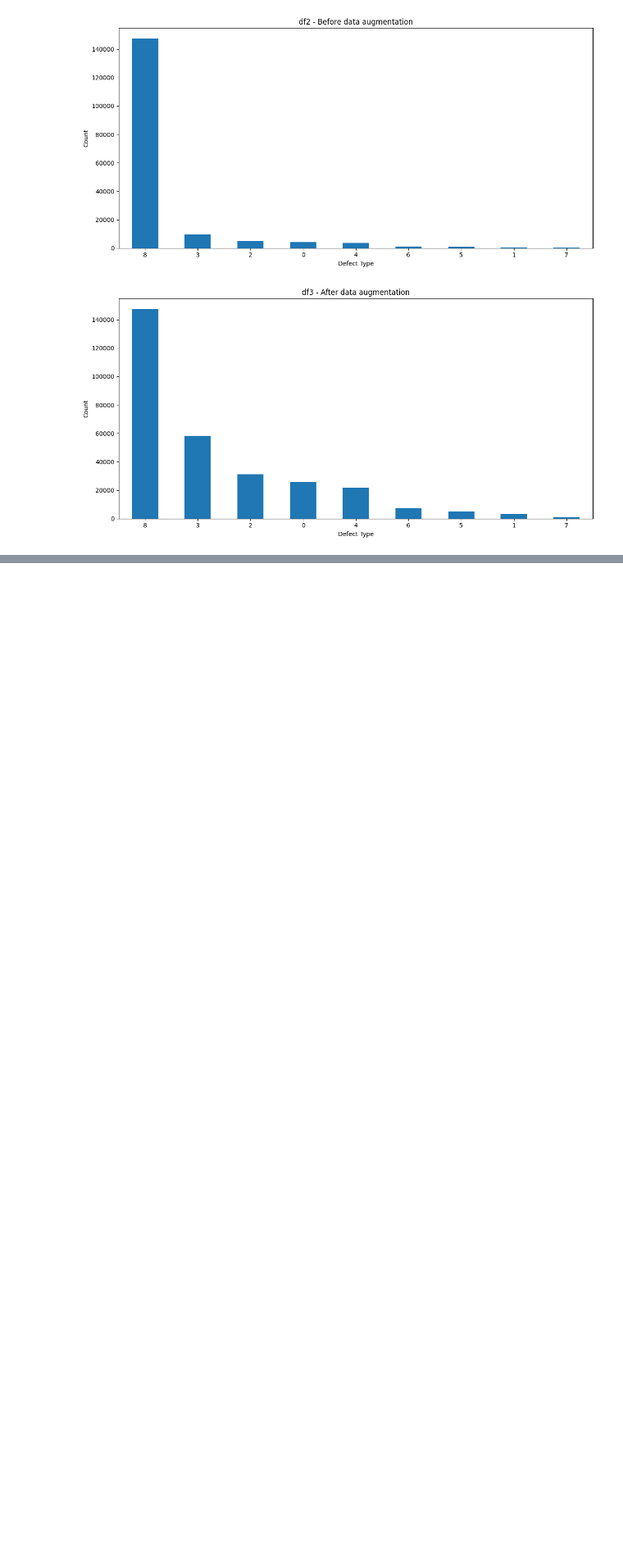
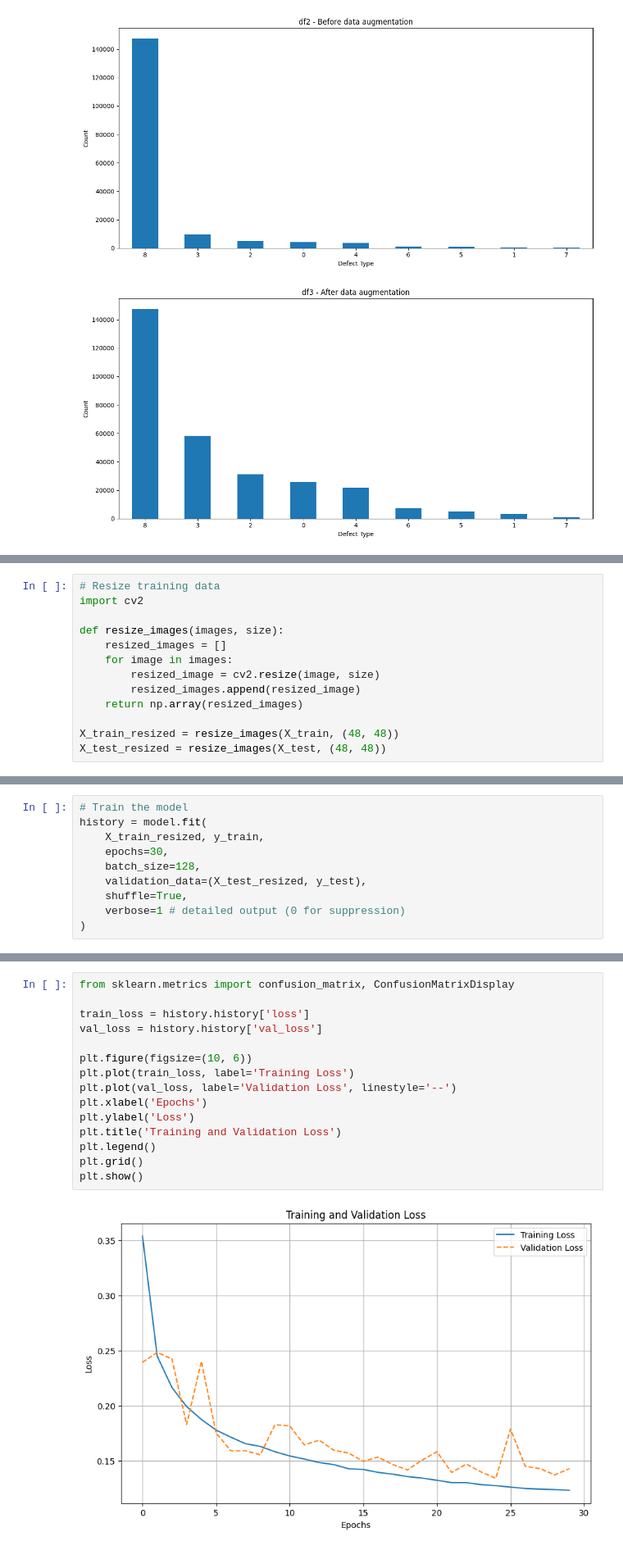
Before and after one commit to teetat9/Wafer-Map-Classifier, a Jupyter notebook: notebooks/explore_data.ipynb, the cells around one changed output, grey strips where cells are left out. Shown at 82% size. Saved outputs shown, nothing was run; the diff lists cells and outputs as text; blank space fills up the shorter version.

```diff
--- a/notebooks/explore_data.ipynb
+++ b/notebooks/explore_data.ipynb
@@ -247,0 +267,13 @@ plot_distribution(df3, "df3 - After data augmentation")
+# %%
+# Resize training data
+import cv2
+
+def resize_images(images, size):
+    resized_images = []
+    for image in images:
+        resized_image = cv2.resize(image, size)
+        resized_images.append(resized_image)
+    return np.array(resized_images)
+
+X_train_resized = resize_images(X_train, (48, 48))
+X_test_resized = resize_images(X_test, (48, 48))
@@ -247,0 +359,10 @@ plot_distribution(df3, "df3 - After data augmentation")
+# %%
+# Train the model
+history = model.fit(
+    X_train_resized, y_train,
+    epochs=30,
+    batch_size=128,
+    validation_data=(X_test_resized, y_test),
+    shuffle=True,
+    verbose=1 # detailed output (0 for suppression)
+)
@@ -247,0 +394,17 @@ plot_distribution(df3, "df3 - After data augmentation")
+# %%
+from sklearn.metrics import confusion_matrix, ConfusionMatrixDisplay
+
+train_loss = history.history['loss']
+val_loss = history.history['val_loss']
+
+plt.figure(figsize=(10, 6))
+plt.plot(train_loss, label='Training Loss')
+plt.plot(val_loss, label='Validation Loss', linestyle='--')
+plt.xlabel('Epochs')
+plt.ylabel('Loss')
+plt.title('Training and Validation Loss')
+plt.legend()
+plt.grid()
+plt.show()
+# %% [output]
+[figure, added]
```
Also changed, not shown: parts of 9 cells of this notebook, 1 other file.
